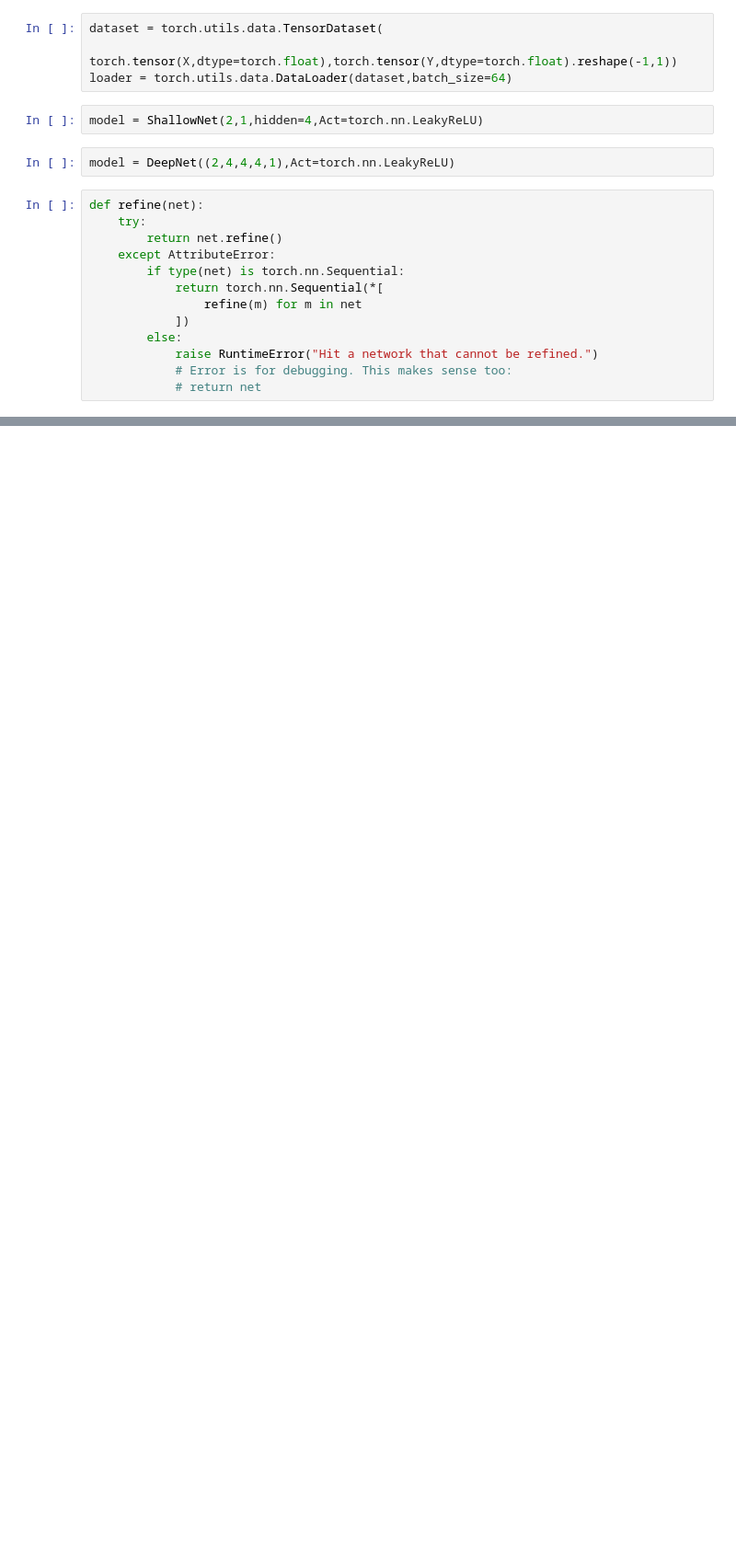
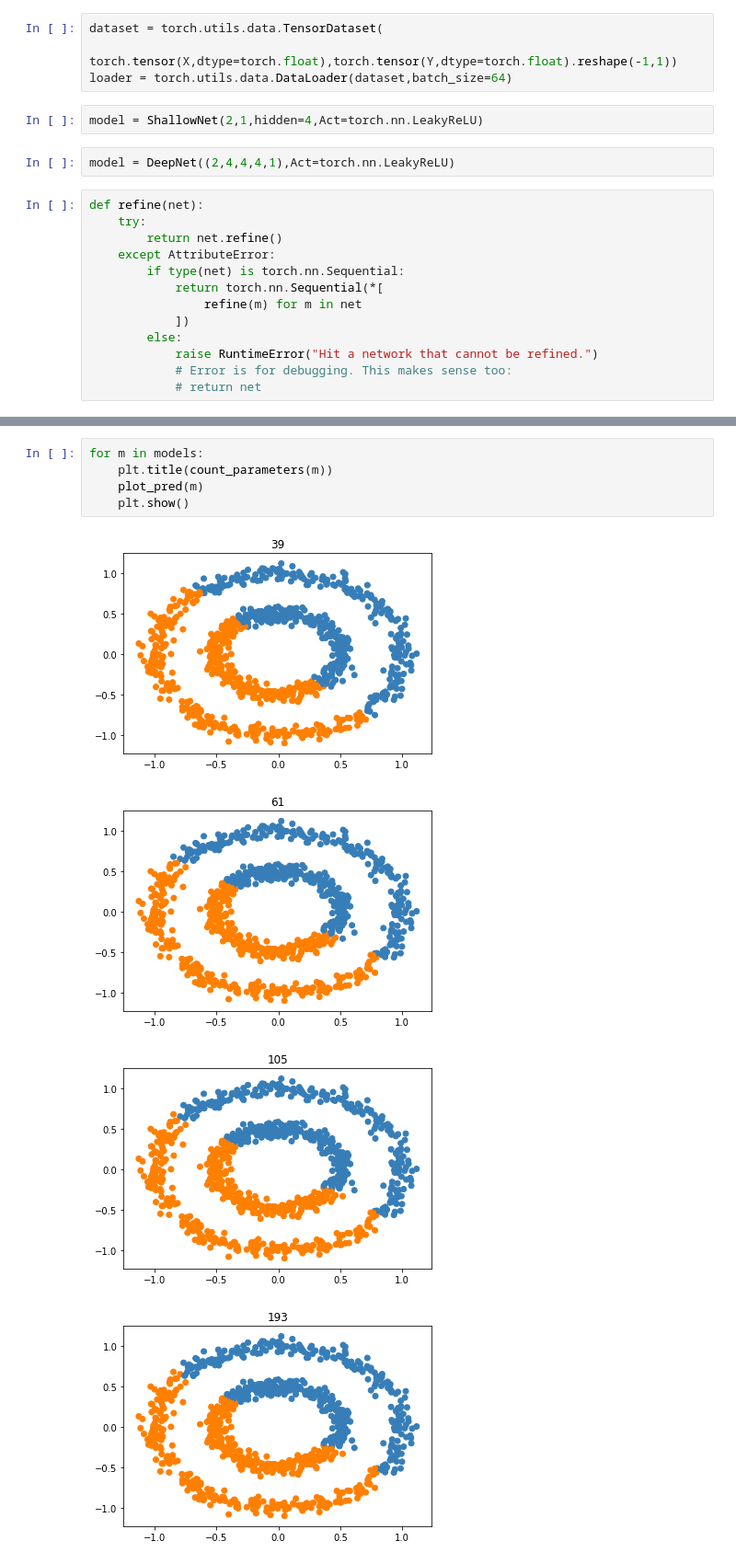
Before and after one commit to afqueiruga/StatefulOdeNets, a Jupyter notebook: toy_datasets.ipynb, the cells around one changed output, grey strips where cells are left out. Shown at 92% size. Saved outputs shown, nothing was run; the diff lists cells and outputs as text; blank space fills up the shorter version.

```diff
--- a/toy_datasets.ipynb
+++ b/toy_datasets.ipynb
@@ -226,0 +147,10 @@ ODEModel(
+# %%
+for m in models:
+    plt.title(count_parameters(m))
+    plot_pred(m)
+    plt.show()
+# %% [output]
+[figure, added]
+[figure, added]
+[figure, added]
+[figure, added]
```
Also changed, not shown: parts of 17 cells of this notebook.
